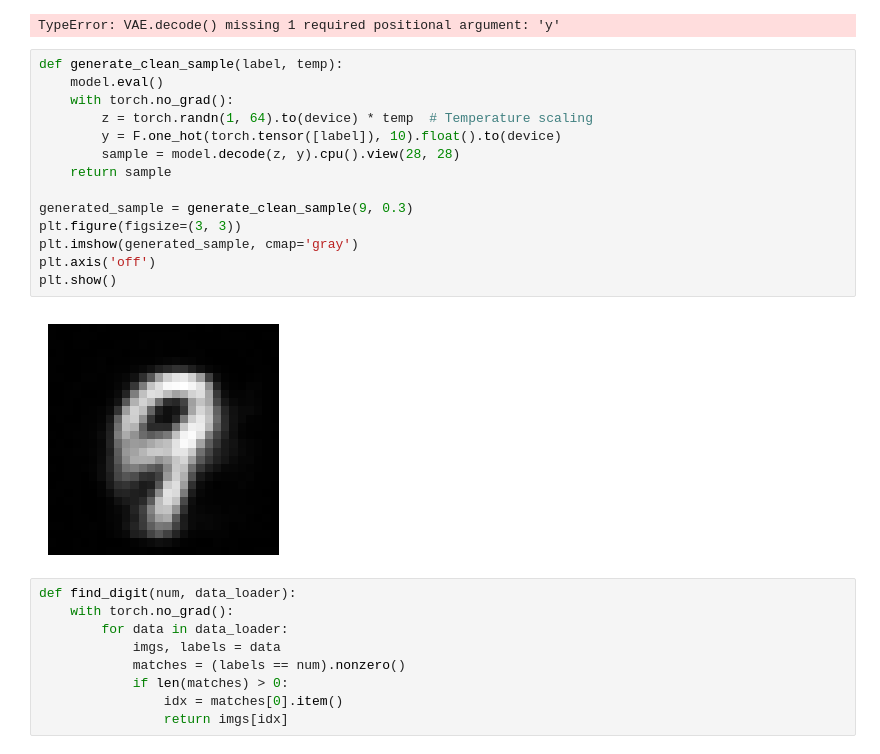
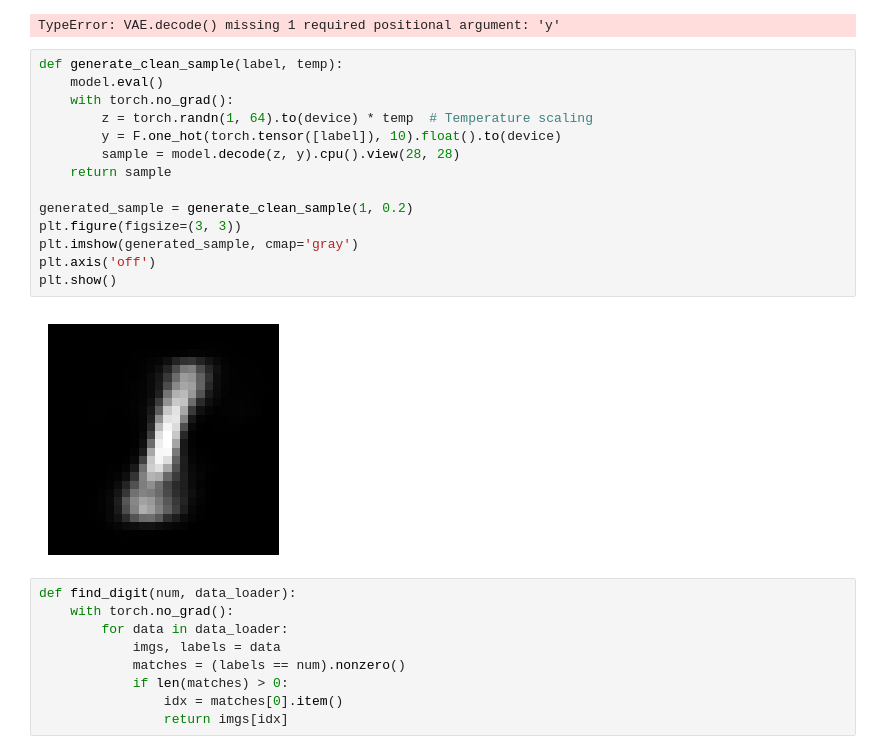
Before and after one commit to fstp/setup_notebook_server, a Jupyter notebook: notebooks/variational_auto_encoder.ipynb, the cells around one changed output. Drawn from its saved outputs; the diff is of its cells as text.

```diff
--- a/notebooks/variational_auto_encoder.ipynb
+++ b/notebooks/variational_auto_encoder.ipynb
@@ -249,19 +249,19 @@ TypeError: VAE.decode() missing 1 required positional argument: 'y'
 # %%
 def generate_clean_sample(label, temp):
     model.eval()
     with torch.no_grad():
         z = torch.randn(1, 64).to(device) * temp  # Temperature scaling
         y = F.one_hot(torch.tensor([label]), 10).float().to(device)
         sample = model.decode(z, y).cpu().view(28, 28)
     return sample
 
-generated_sample = generate_clean_sample(9, 0.3)
+generated_sample = generate_clean_sample(1, 0.2)
 plt.figure(figsize=(3, 3))
 plt.imshow(generated_sample, cmap='gray')
 plt.axis('off')
 plt.show()
 # %% [output]
-[figure, old version]
+[figure, new version]
 # %%
 def find_digit(num, data_loader):
     with torch.no_grad():
```
Also changed, not shown: parts of 10 cells of this notebook, 1 other file.
